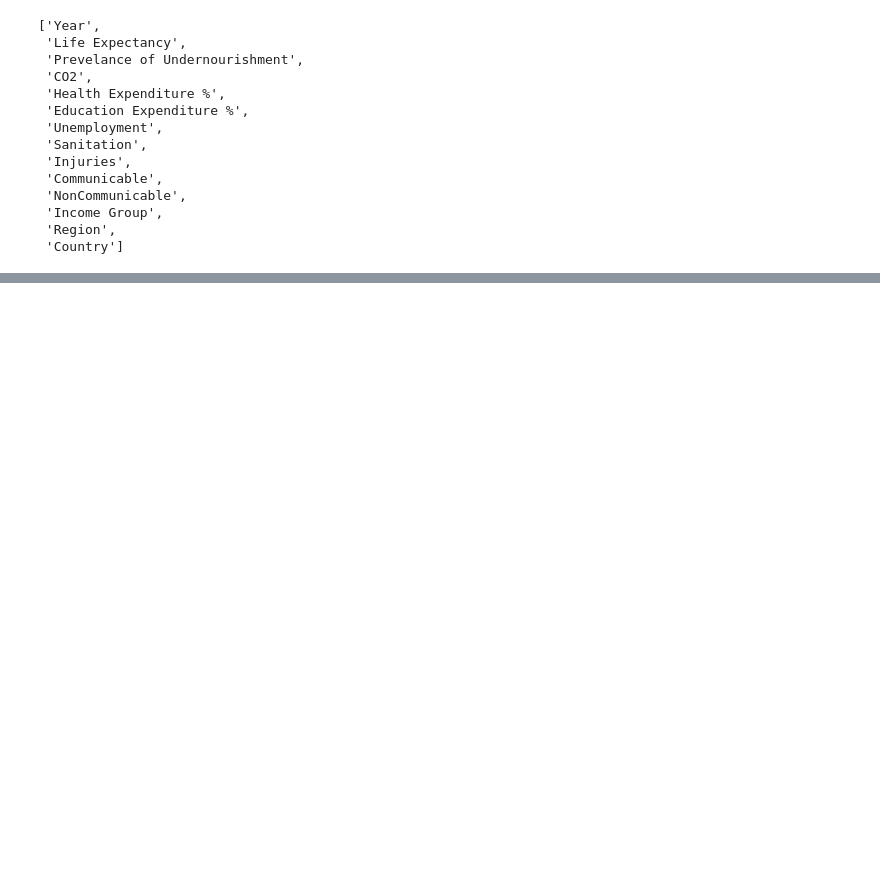
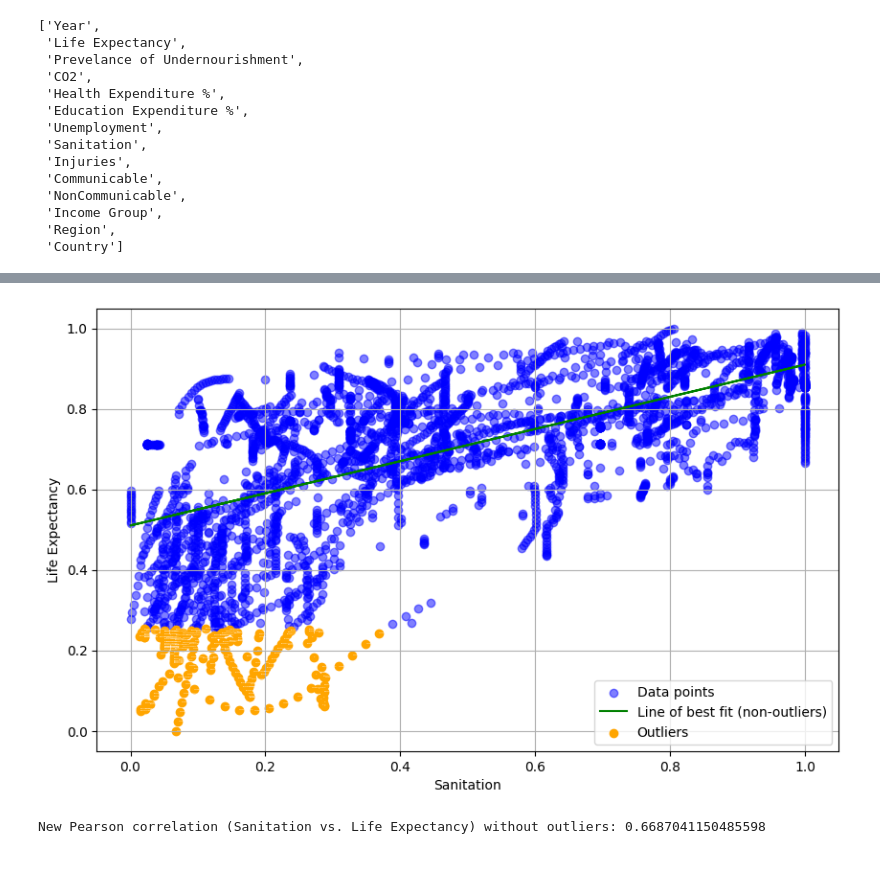
Before and after one commit to CloudsInTheSky/LifeExpectancy, a Jupyter notebook: apriori.ipynb, the cells around one changed output, grey strips where cells are left out. Saved outputs shown, nothing was run; the diff lists cells and outputs as text; code cells hidden in the pictures; blank space fills up the shorter version.

```diff
--- a/apriori.ipynb
+++ b/apriori.ipynb
@@ -370,3 +388,40 @@ list(df_numerical_scaled)
+# %%
+from scipy.stats import zscore
+
+
+# Outliers via Z-scores
+z_scores = np.abs(zscore(df_numerical_scaled[['Sanitation', 'Life Expectancy']]))
+outliers = (z_scores > 2).any(axis=1)
+
+
+outlier_data = df_numerical_scaled[outliers]
+x_outliers = outlier_data['Sanitation']
+y_outliers = outlier_data['Life Expectancy']
+non_outlier_data = df_numerical_scaled[~outliers]
+x_non_outliers = non_outlier_data['Sanitation']
+y_non_outliers = non_outlier_data['Life Expectancy']
+
+plt.figure(figsize=(10, 6))
+plt.scatter(x_non_outliers, y_non_outliers, label='Data points', color='blue', alpha=0.5)
+m_non_outliers, b_non_outliers = np.polyfit(x_non_outliers, y_non_outliers, 1)
+plt.plot(x_non_outliers, m_non_outliers*x_non_outliers + b_non_outliers, color='green', label='Line of best fit (non-outliers)')
+
+plt.scatter(x_outliers, y_outliers, label='Outliers', color='orange')
+for i in range(len(outlier_data)):
+    plt.annotate(outlier_data['Country'].iloc[i], (x_outliers.iloc[i], y_outliers.iloc[i]), fontsize=0, alpha=1, color='white')
+
+plt.xlabel('Sanitation')
+plt.ylabel('Life Expectancy')
+plt.legend()
+plt.grid(True)
+plt.show()
+
+# New pearson
+new_corr, _ = pearsonr(x_non_outliers, y_non_outliers)
+print(f'New Pearson correlation (Sanitation vs. Life Expectancy) without outliers: {new_corr}')
+# %% [output]
+[figure, added]
+New Pearson correlation (Sanitation vs. Life Expectancy) without outliers: 0.6687041150485598
 # %% [markdown]
 ###
 # %% [markdown]
```
Also changed, not shown: parts of 13 cells of this notebook.
